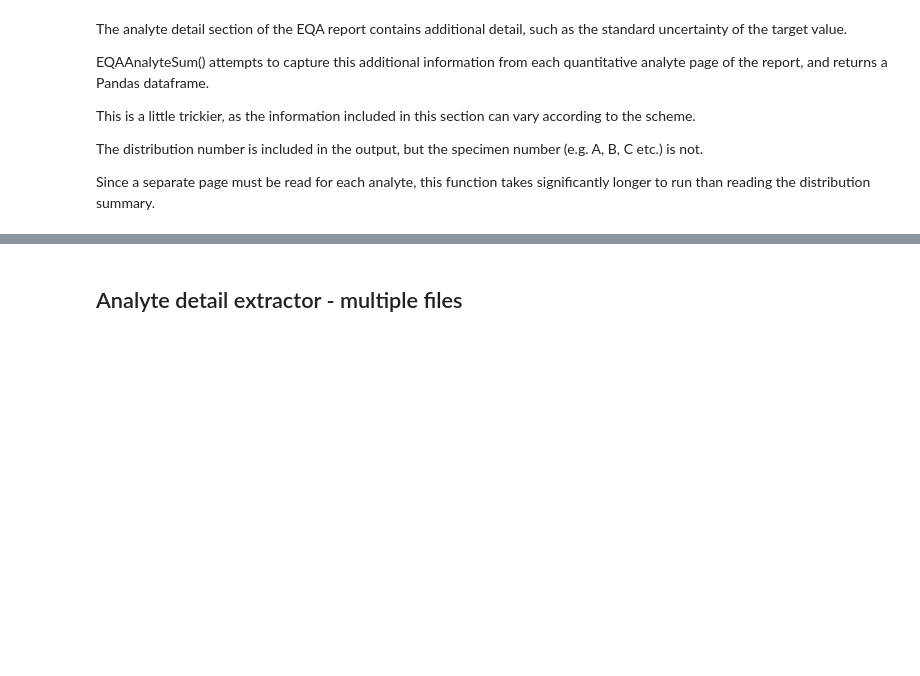
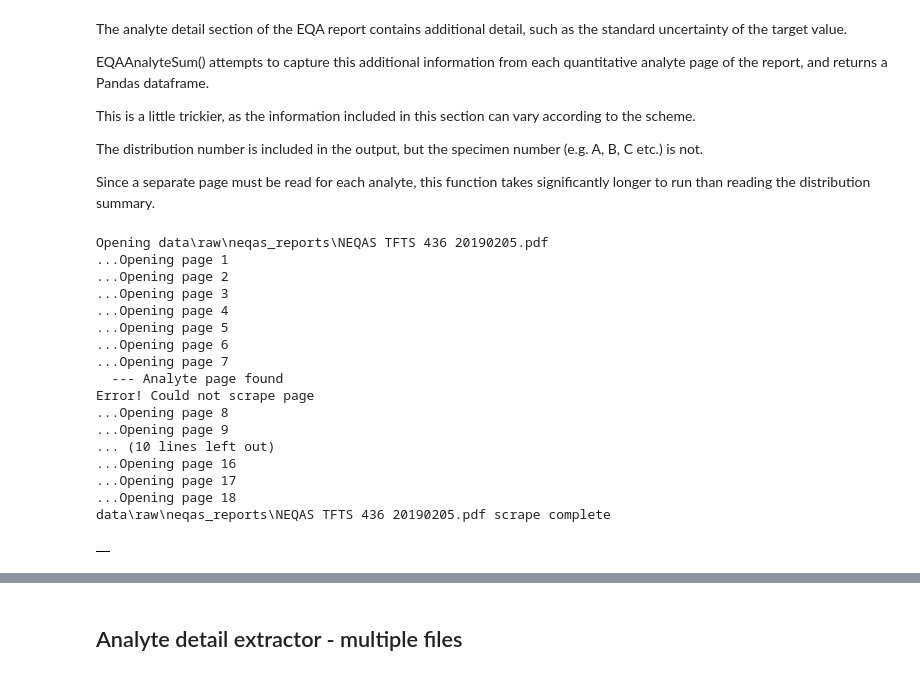
Before and after one commit to nf260/NEQAS-results-scraper, a Jupyter notebook: EQA-results-scraper.ipynb, the cells around one changed output, grey strips where cells are left out. Cells and saved outputs as stored; diff of their text form; code cells hidden in the pictures; blank space fills up the shorter version.

```diff
--- a/EQA-results-scraper.ipynb
+++ b/EQA-results-scraper.ipynb
@@ -210,3 +226,25 @@ def eqa_analyte_sum(file):
     print(file + " scrape complete")
     return df
+# %%
+filepath = neqas_folder + "\\" + "NEQAS TFTS 436 20190205.pdf"
+eqa_analyte_sum(filepath)
+# %% [output]
+Opening data\raw\neqas_reports\NEQAS TFTS 436 20190205.pdf
+...Opening page 1
+...Opening page 2
+...Opening page 3
+...Opening page 4
+...Opening page 5
+...Opening page 6
+...Opening page 7
+  --- Analyte page found
+Error! Could not scrape page
+...Opening page 8
+...Opening page 9
+... (10 lines left out)
+...Opening page 16
+...Opening page 17
+...Opening page 18
+data\raw\neqas_reports\NEQAS TFTS 436 20190205.pdf scrape complete
+|  |
 # %%
```
Also changed, not shown: parts of 21 cells of this notebook.
